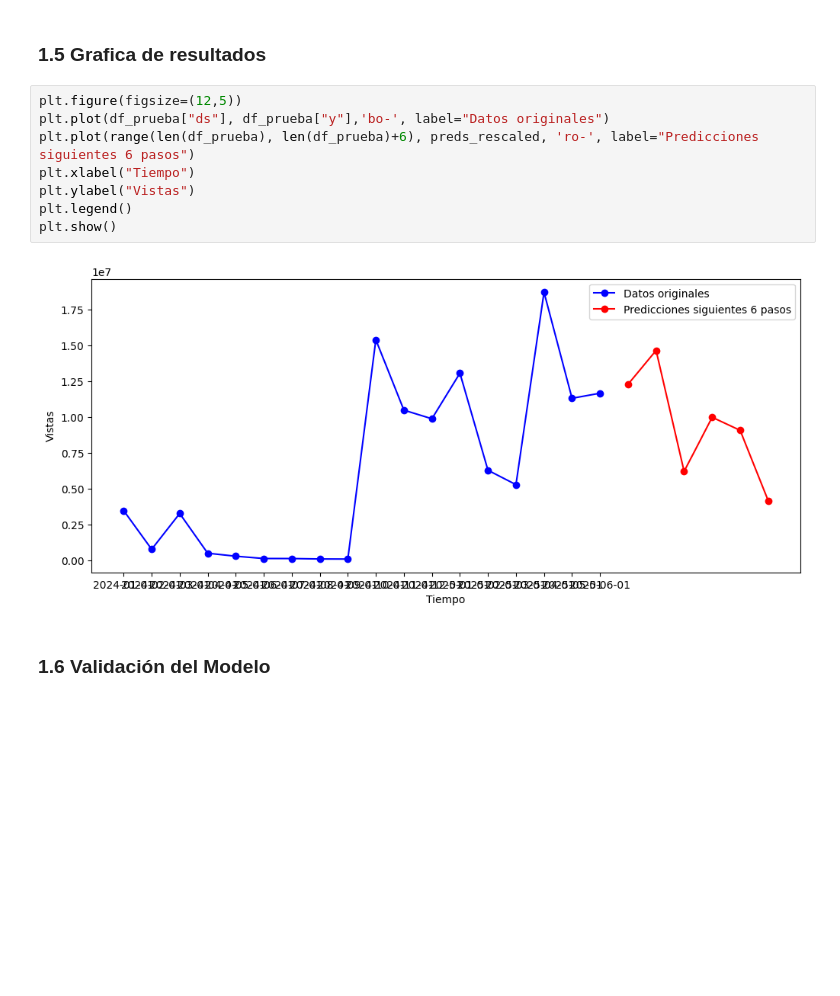
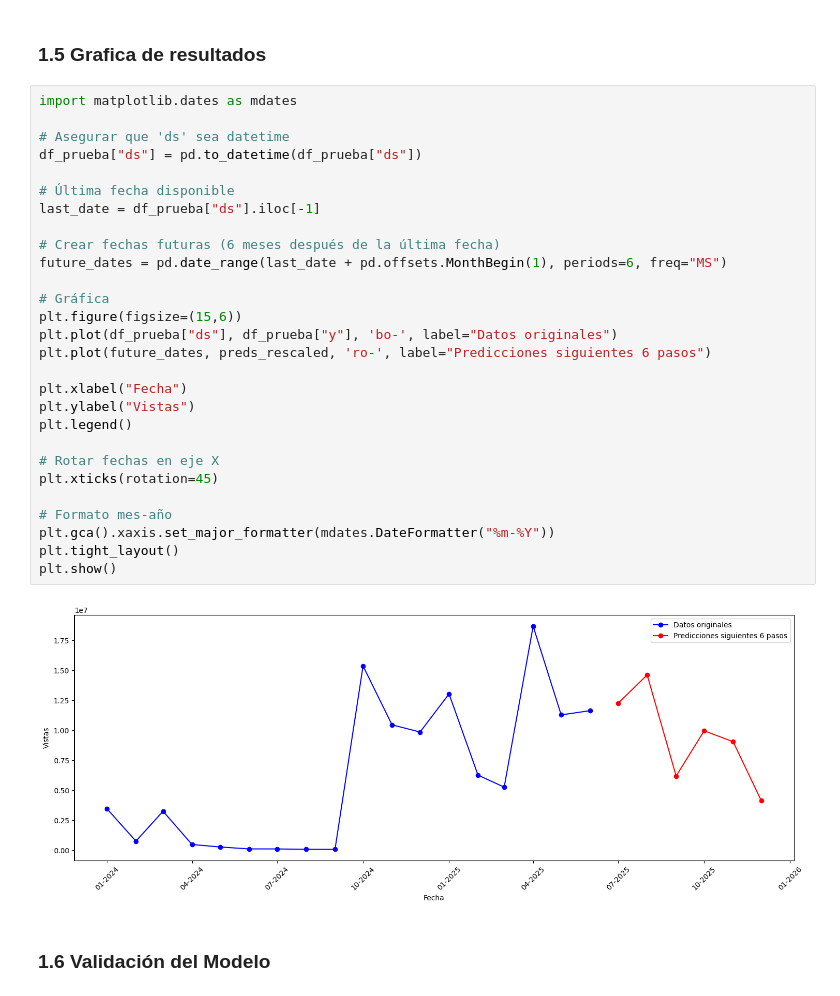
Before and after one commit to erickdesrosiers/Proyectos_Deep_Learning, a Jupyter notebook: Forecasting/Forecasting_redes_neuronales.ipynb, the cells around one changed output. Saved outputs shown, nothing was run; the diff lists cells and outputs as text; blank space fills up the shorter version.

```diff
--- a/Forecasting/Forecasting_redes_neuronales.ipynb
+++ b/Forecasting/Forecasting_redes_neuronales.ipynb
@@ -152,15 +156,35 @@ array([[12274620. ],
 # %% [markdown]
 ### 1.5 Grafica de resultados
 # %%
-plt.figure(figsize=(12,5))
-plt.plot(df_prueba["ds"], df_prueba["y"],'bo-', label="Datos originales")
-plt.plot(range(len(df_prueba), len(df_prueba)+6), preds_rescaled, 'ro-', label="Predicciones siguientes 6 pasos")
-plt.xlabel("Tiempo")
+import matplotlib.dates as mdates
+
+# Asegurar que 'ds' sea datetime
+df_prueba["ds"] = pd.to_datetime(df_prueba["ds"])
+
+# Última fecha disponible
+last_date = df_prueba["ds"].iloc[-1]
+
+# Crear fechas futuras (6 meses después de la última fecha)
+future_dates = pd.date_range(last_date + pd.offsets.MonthBegin(1), periods=6, freq="MS")
+
+# Gráfica
+plt.figure(figsize=(15,6))
+plt.plot(df_prueba["ds"], df_prueba["y"], 'bo-', label="Datos originales")
+plt.plot(future_dates, preds_rescaled, 'ro-', label="Predicciones siguientes 6 pasos")
+
+plt.xlabel("Fecha")
 plt.ylabel("Vistas")
 plt.legend()
+
+# Rotar fechas en eje X
+plt.xticks(rotation=45)
+
+# Formato mes-año
+plt.gca().xaxis.set_major_formatter(mdates.DateFormatter("%m-%Y"))
+plt.tight_layout()
 plt.show()
 # %% [output]
-[figure, old version]
+[figure, new version]
 # %% [markdown]
 ### 1.6 Validación del Modelo
 # %%
```
Also changed, not shown: parts of 10 cells of this notebook, 1 other file.
